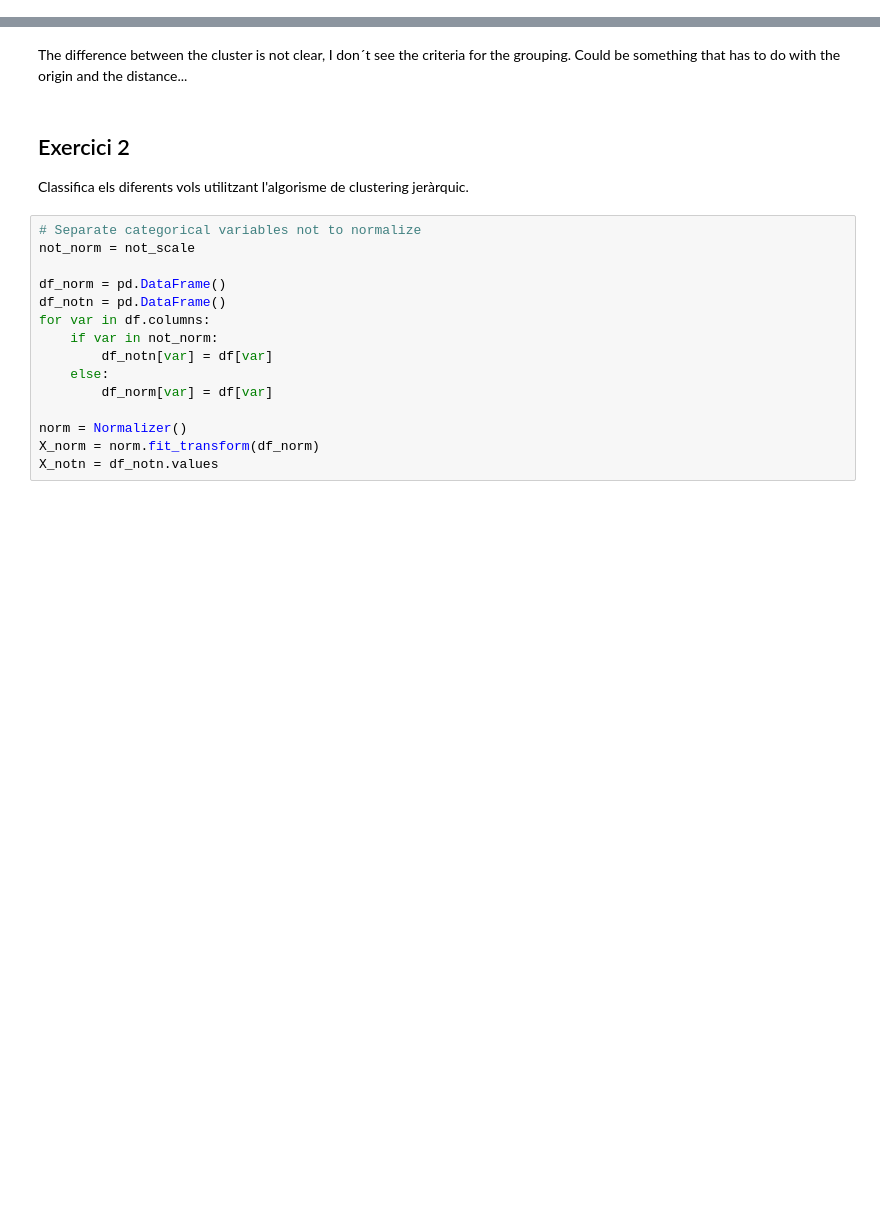
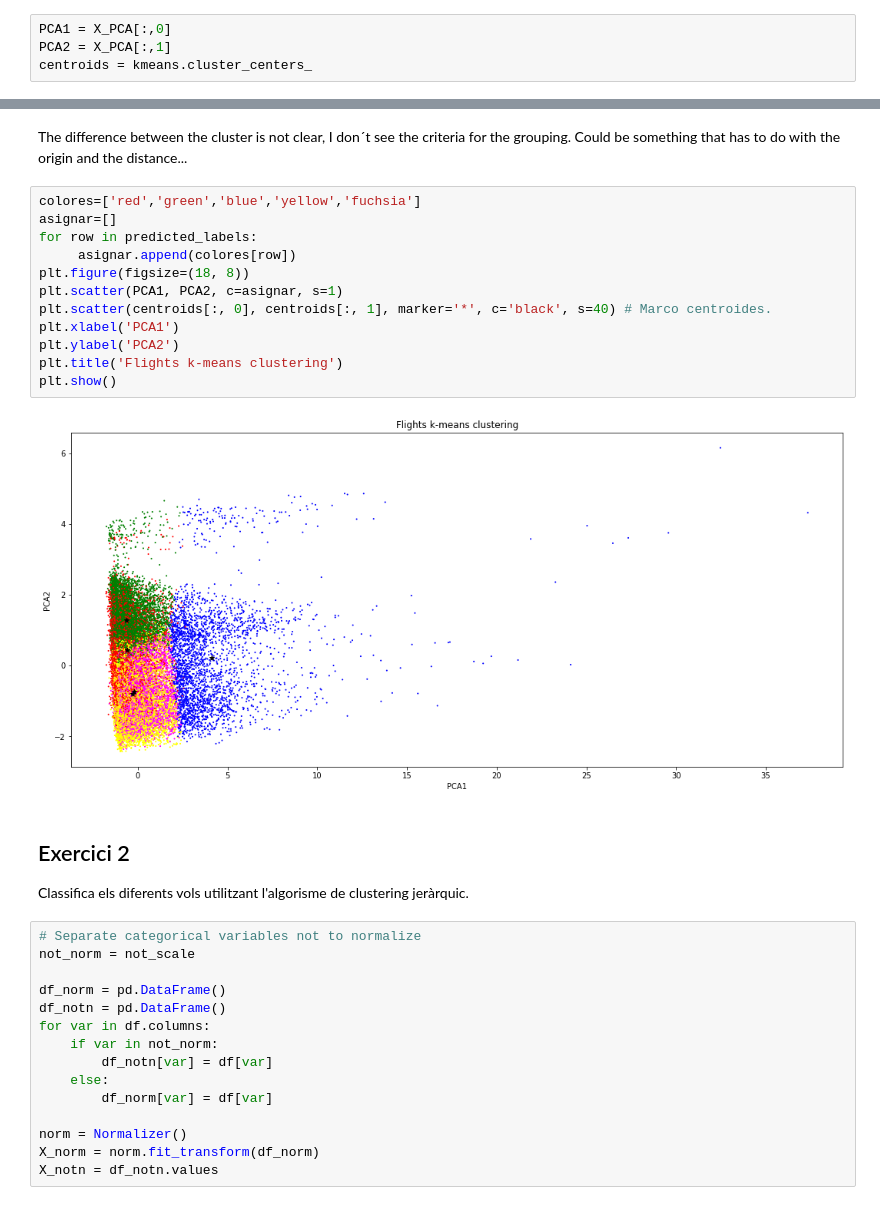
Before and after one commit to cecipert/NoSupervisat_Classificacio, a Jupyter notebook: S15 T01 clustering.ipynb, the cells around one changed output, grey strips where cells are left out. Drawn from its saved outputs; the diff is of its cells as text; blank space fills up the shorter version.

```diff
--- a/S15 T01 clustering.ipynb
+++ b/S15 T01 clustering.ipynb
@@ -325,3 +330,7 @@ predicted_labels = kmeans.labels_
+# %%
+PCA1 = X_PCA[:,0]
+PCA2 = X_PCA[:,1]
+centroids = kmeans.cluster_centers_
 # %%
 # add the clusters to the original dataframe
 df_raw['cluster'] = predicted_labels
@@ -372,5 +381,19 @@ cluster_data
 # %% [markdown]
 The difference between the cluster is not clear, I don´t see the criteria for the grouping. Could be something that has to do with the origin and the distance...
+# %%
+colores=['red','green','blue','yellow','fuchsia']
+asignar=[]
+for row in predicted_labels:
+     asignar.append(colores[row])
+plt.figure(figsize=(18, 8))
+plt.scatter(PCA1, PCA2, c=asignar, s=1)
+plt.scatter(centroids[:, 0], centroids[:, 1], marker='*', c='black', s=40) # Marco centroides.
+plt.xlabel('PCA1')
+plt.ylabel('PCA2')
+plt.title('Flights k-means clustering')
+plt.show()
+# %% [output]
+[figure, added]
 # %% [markdown]
 ## Exercici 2
 
```
Also changed, not shown: parts of 18 cells of this notebook.
